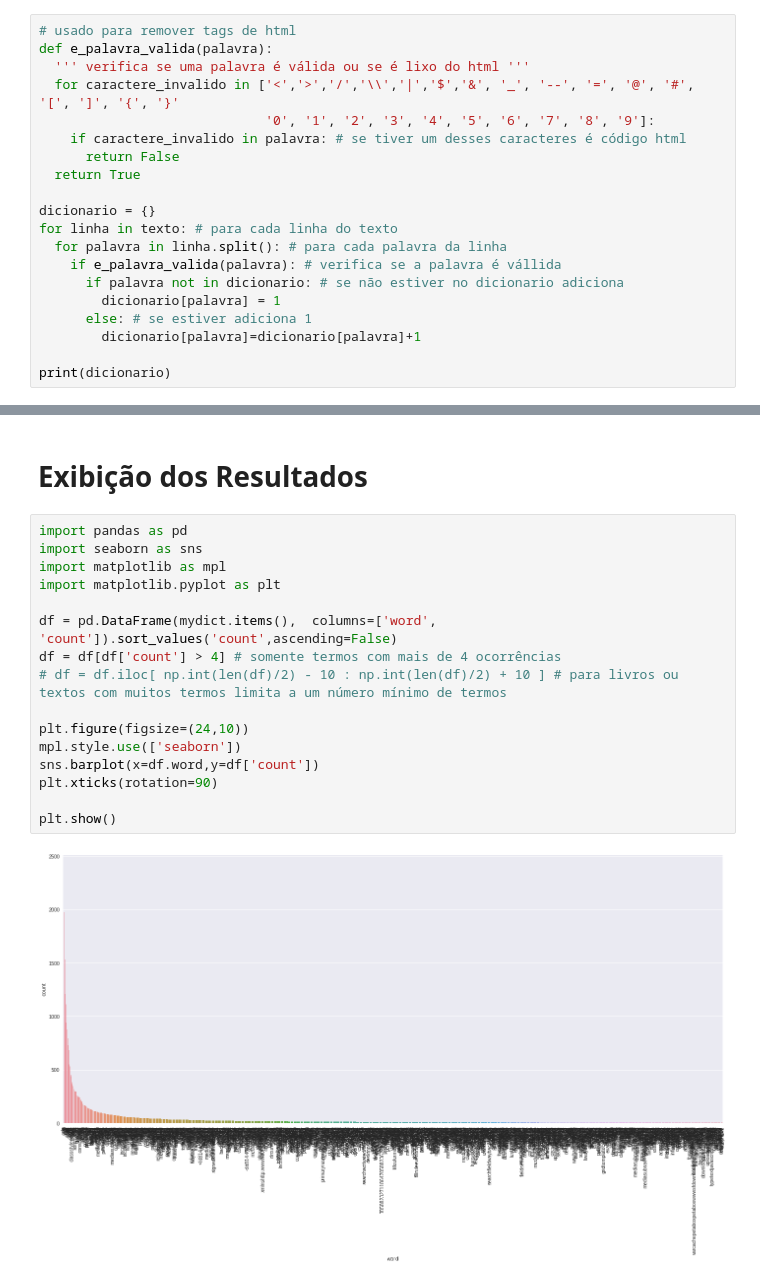
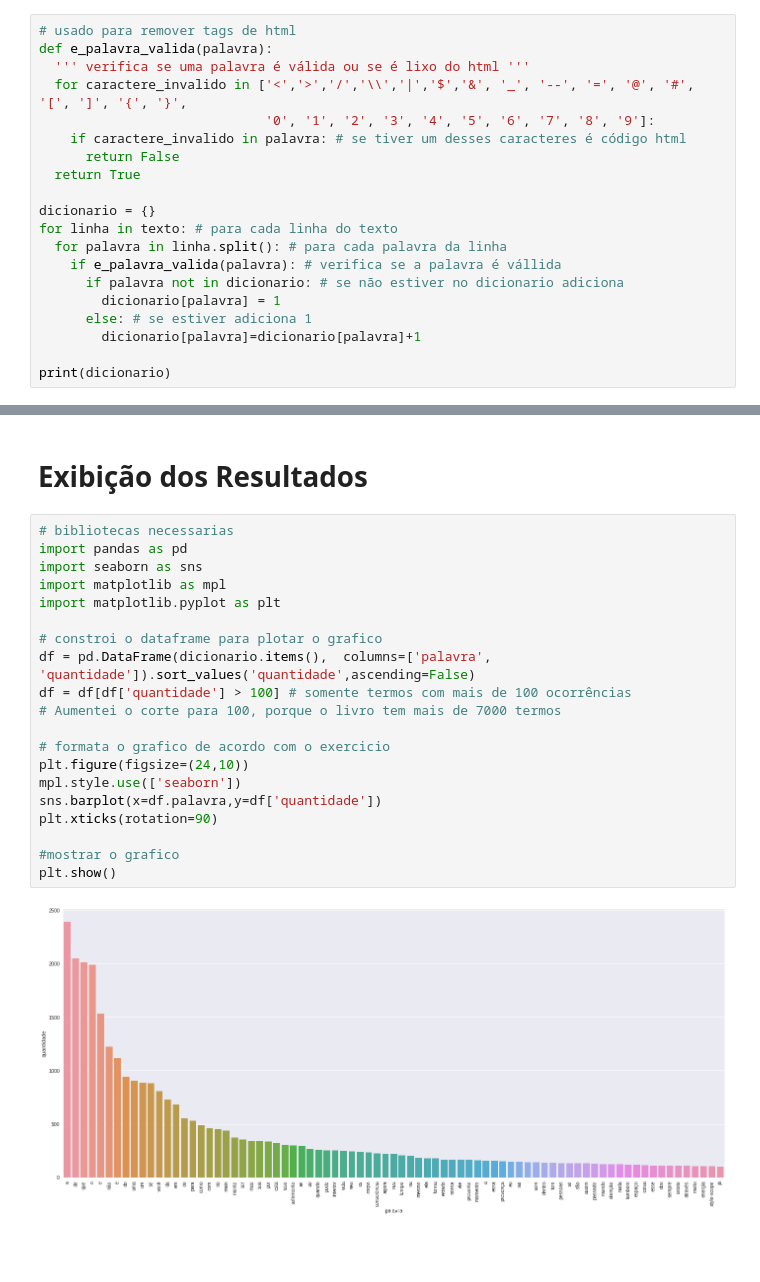
Before and after one commit to MillenRodrigues/Paradigmas-de-Programa-o---Atividade-T1, a Jupyter notebook: PL_A1.ipynb, the cells around one changed output, grey strips where cells are left out. Cells and saved outputs as stored; diff of their text form; blank space fills up the shorter version.

```diff
--- a/PL_A1.ipynb
+++ b/PL_A1.ipynb
@@ -40,7 +40,7 @@ for line in urllib.request.urlopen('https://archive.org/stream/OPoderDoAgoraEckh
 # usado para remover tags de html
 def e_palavra_valida(palavra):
   ''' verifica se uma palavra é válida ou se é lixo do html '''
-  for caractere_invalido in ['<','>','/','\\','|','$','&', '_', '--', '=', '@', '#', '[', ']', '{', '}'
+  for caractere_invalido in ['<','>','/','\\','|','$','&', '_', '--', '=', '@', '#', '[', ']', '{', '}',
                              '0', '1', '2', '3', '4', '5', '6', '7', '8', '9']:
     if caractere_invalido in palavra: # se tiver um desses caracteres é código html
       return False
@@ -61,20 +61,24 @@ print(dicionario)
 # %% [markdown]
 # Exibição dos Resultados
 # %%
+# bibliotecas necessarias
 import pandas as pd
 import seaborn as sns
 import matplotlib as mpl
 import matplotlib.pyplot as plt
 
-df = pd.DataFrame(mydict.items(),  columns=['word', 'count']).sort_values('count',ascending=False)
-df = df[df['count'] > 4] # somente termos com mais de 4 ocorrências
-# df = df.iloc[ np.int(len(df)/2) - 10 : np.int(len(df)/2) + 10 ] # para livros ou textos com muitos termos limita a um número mínimo de termos
+# constroi o dataframe para plotar o grafico
+df = pd.DataFrame(dicionario.items(),  columns=['palavra', 'quantidade']).sort_values('quantidade',ascending=False)
+df = df[df['quantidade'] > 100] # somente termos com mais de 100 ocorrências
+# Aumentei o corte para 100, porque o livro tem mais de 7000 termos
 
+# formata o grafico de acordo com o exercicio
 plt.figure(figsize=(24,10))
 mpl.style.use(['seaborn'])
-sns.barplot(x=df.word,y=df['count'])
+sns.barplot(x=df.palavra,y=df['quantidade'])
 plt.xticks(rotation=90)
 
+#mostrar o grafico
 plt.show()
 # %% [output]
-[figure, old version]
+[figure, new version]
```
